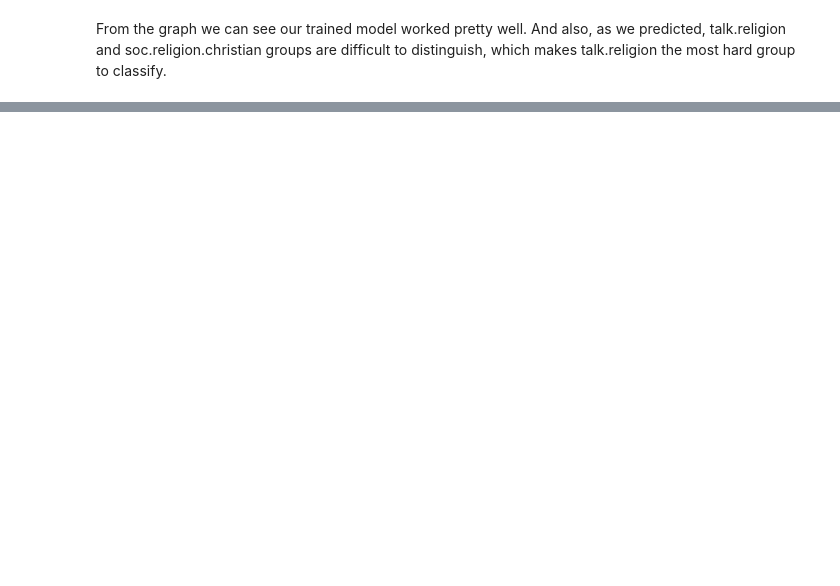
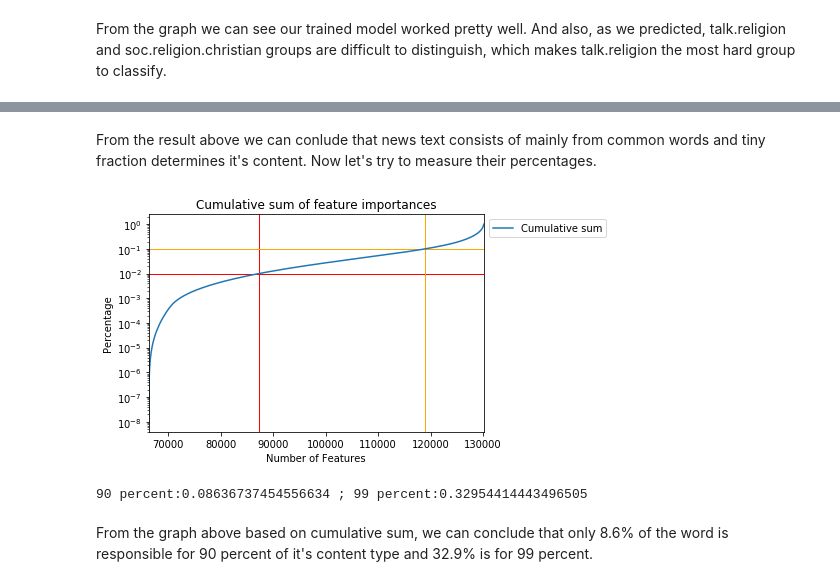
Before and after one commit to antonino-barbera/seanbi, a Jupyter notebook: HW4/Homework 4.ipynb, the cells around one changed output, grey strips where cells are left out. Cells and saved outputs as stored; diff of their text form; code cells hidden in the pictures; blank space fills up the shorter version.

```diff
--- a/HW4/Homework 4.ipynb
+++ b/HW4/Homework 4.ipynb
@@ -593,0 +629,27 @@ MemoryError:
+# %% [markdown]
+From the result above we can conlude that news text consists of mainly from common words and tiny fraction determines it's content. Now let's try to measure their percentages.
+# %%
+#calculating the cumulative sum
+cum=np.cumsum(np.sort(ip))
+#finding points were cumulative sum reaches 90 and 99 percent
+p90=np.sum(cum>1e-1)
+p99=np.sum(cum>1e-2)
+d = {'Number of Features':range((len(i)-len(cum)),len(i)),'Cumulative sum': cum}
+df = pd.DataFrame(data=d)
+ax = df.plot(x='Number of Features',title="Cumulative sum of feature importances",logy=True)
+ax.set_ylabel("Percentage")
+ax.legend(bbox_to_anchor=(1, 1))
+#highlightin 99% and 90% points
+plt.axhspan(1e-2, 1e-2, color='red', alpha=1)
+plt.axvspan(len(i)-p99, len(i)-p99, color='red', alpha=1)
+plt.axhspan(1e-1, 1e-1, color='orange', alpha=1)
+plt.axvspan(len(i)-p90, len(i)-p90, color='orange', alpha=1)
+plt.show()
+# %% [output]
+[figure, added]
+# %%
+print("90 percent:{p90} ; 99 percent:{p99}".format(p90=p90/len(i),p99=p99/len(i)))
+# %% [output]
+90 percent:0.08636737454556634 ; 99 percent:0.32954414443496505
+# %% [markdown]
+From the graph above based on cumulative sum, we can conclude that only 8.6% of the word is responsible for 90 percent of it's content type and 32.9% is for 99 percent.
```
Also changed, not shown: parts of 16 cells of this notebook, 2 other files.
